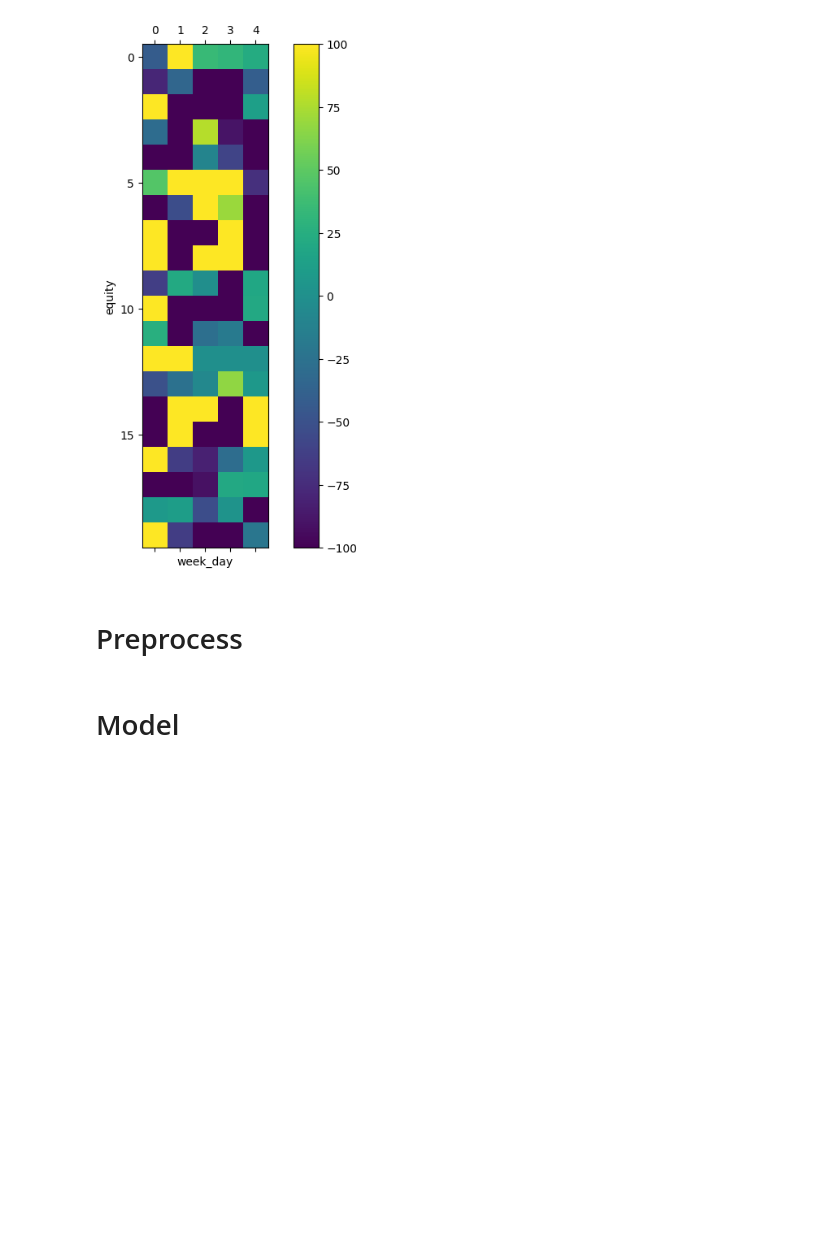
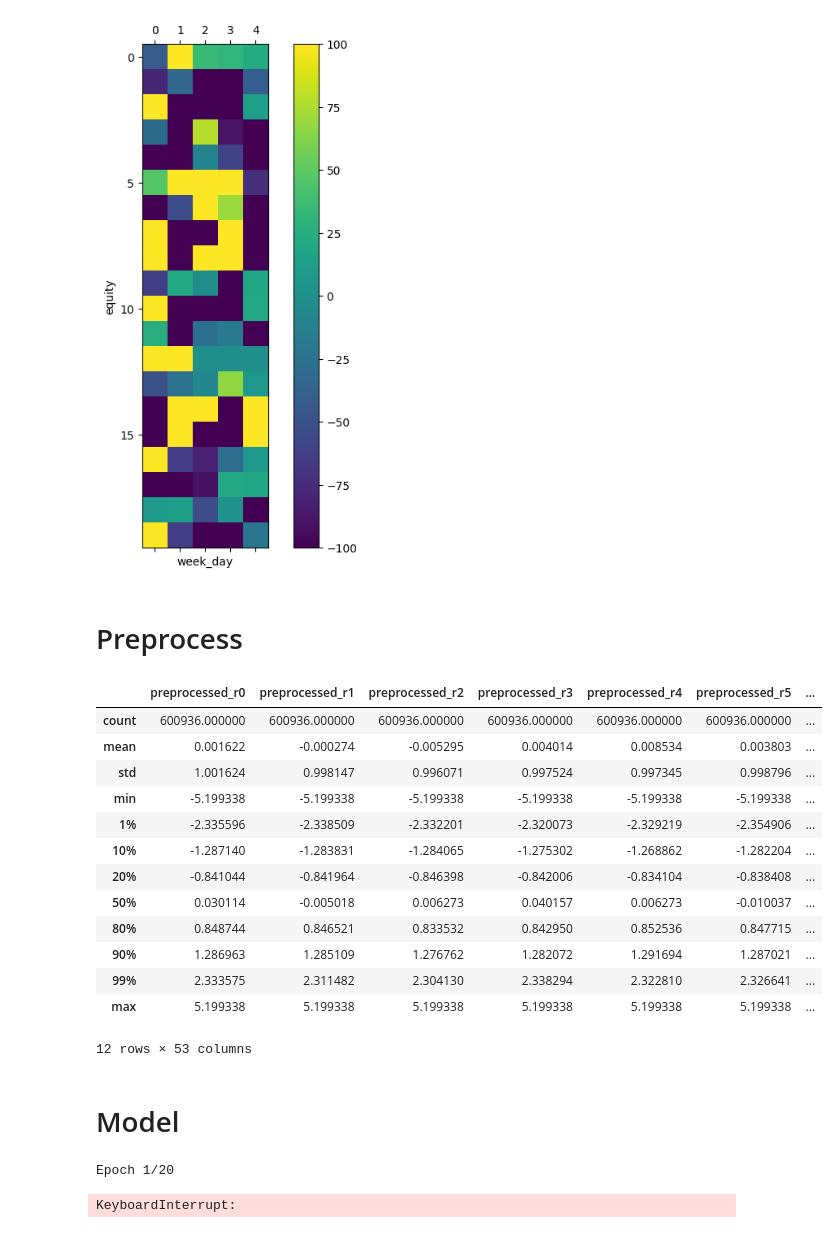
Before and after one commit to ClementPerroud/CFM-Projet, a Jupyter notebook: main.ipynb, the cells around one changed output. Drawn from its saved outputs; the diff is of its cells as text; code cells hidden in the pictures; blank space fills up the shorter version.

```diff
--- a/main.ipynb
+++ b/main.ipynb
@@ -54,10 +52,10 @@ x_train_df.dropna(inplace=True)
 # %% [markdown]
 2 - Plot data
 # %%
-plt_df = x_train_df.join(y_train_df).copy(deep=True)
+train_df = x_train_df.join(y_train_df).copy(deep=True)
 r_filter = re.compile("r[0-9]+")
-plt_df["total_r0-52"] = list(map(
+train_df["total_r0-52"] = list(map(
     composed_bps_returns,
-    plt_df[list(filter(r_filter.match, plt_df.columns))].to_numpy()
+    train_df[list(filter(r_filter.match, train_df.columns))].to_numpy()
     ))
 # %%
@@ -68,13 +66,32 @@ plot_matrix(plt_df, "day", "equity", "total_r0-52", lambda x : list(x)[0], y_lim
 # Add features
 1 - Time features (day of the week)
 # %%
-plt_df["week_day"] = plt_df["day"].apply(lambda x : x % 5)
-plot_matrix(plt_df,"week_day", "equity", "total_r0-52", lambda x : list(x)[0], x_lim=20)
+train_df["week_day"] = train_df["day"].apply(lambda x : x % 5)
+plot_matrix(train_df,"week_day", "equity", "total_r0-52", lambda x : list(x)[0], x_lim=20)
 # %% [output]
 [figure]
 # %% [markdown]
 # Preprocess
 # %%
-features_columns = list(filter(r_filter.match, plt_df.columns)) + ["week_day", "total_r0-52"]
-preproces
-for col in features_columns
+from sklearn.preprocessing import robust_scale, power_transform, quantile_transform
+features_columns = list(filter(r_filter.match, train_df.columns)) # + ["week_day", "total_r0-52"]
+preprocessed_features_columns = [f"preprocessed_{col}" for col in features_columns]
+
+train_df[preprocessed_features_columns] = quantile_transform(train_df[features_columns].to_numpy(), output_distribution='normal')
+# %%
+train_df[preprocessed_features_columns].describe(percentiles=[0.01, 0.1, 0.2, 0.5, 0.8, 0.9, 0.99])
+# %% [output]
+|  | preprocessed_r0 | preprocessed_r1 | preprocessed_r2 | preprocessed_r3 | preprocessed_r4 | preprocessed_r5 | ... |
+| count | 600936.000000 | 600936.000000 | 600936.000000 | 600936.000000 | 600936.000000 | 600936.000000 | ... |
+| mean | 0.001622 | -0.000274 | -0.005295 | 0.004014 | 0.008534 | 0.003803 | ... |
+| std | 1.001624 | 0.998147 | 0.996071 | 0.997524 | 0.997345 | 0.998796 | ... |
+| min | -5.199338 | -5.199338 | -5.199338 | -5.199338 | -5.199338 | -5.199338 | ... |
+| 1% | -2.335596 | -2.338509 | -2.332201 | -2.320073 | -2.329219 | -2.354906 | ... |
+| 10% | -1.287140 | -1.283831 | -1.284065 | -1.275302 | -1.268862 | -1.282204 | ... |
+| 20% | -0.841044 | -0.841964 | -0.846398 | -0.842006 | -0.834104 | -0.838408 | ... |
+| 50% | 0.030114 | -0.005018 | 0.006273 | 0.040157 | 0.006273 | -0.010037 | ... |
+| 80% | 0.848744 | 0.846521 | 0.833532 | 0.842950 | 0.852536 | 0.847715 | ... |
+| 90% | 1.286963 | 1.285109 | 1.276762 | 1.282072 | 1.291694 | 1.287021 | ... |
+| 99% | 2.333575 | 2.311482 | 2.304130 | 2.338294 | 2.322810 | 2.326641 | ... |
+| max | 5.199338 | 5.199338 | 5.199338 | 5.199338 | 5.199338 | 5.199338 | ... |
+12 rows × 53 columns
@@ -81,2 +104,23 @@ for col in features_columns
 # %% [markdown]
 # Model
+# %%
+model = tf.keras.models.Sequential([
+    tf.keras.layers.LSTM(64, return_sequences = True, dropout= 0.3),
+    tf.keras.layers.LSTM(64, return_sequences = True, dropout= 0.3),
+    tf.keras.layers.LSTM(64, return_sequences = False, dropout= 0.3),
+    tf.keras.layers.Dense(3, activation = "softmax")
+])
+model.compile(
+    loss="sparse_categorical_crossentropy",
+    optimizer= "adam",
+    metrics = ["acc"]
+)
+model.fit(
+    X_train, y_train,
+    validation_data=(X_validation, y_validation),
+    batch_size= 64,
+    epochs = 20
+)
+# %% [output]
+Epoch 1/20
+KeyboardInterrupt:
```
Also changed, not shown: parts of 8 cells of this notebook, 1 other file.
